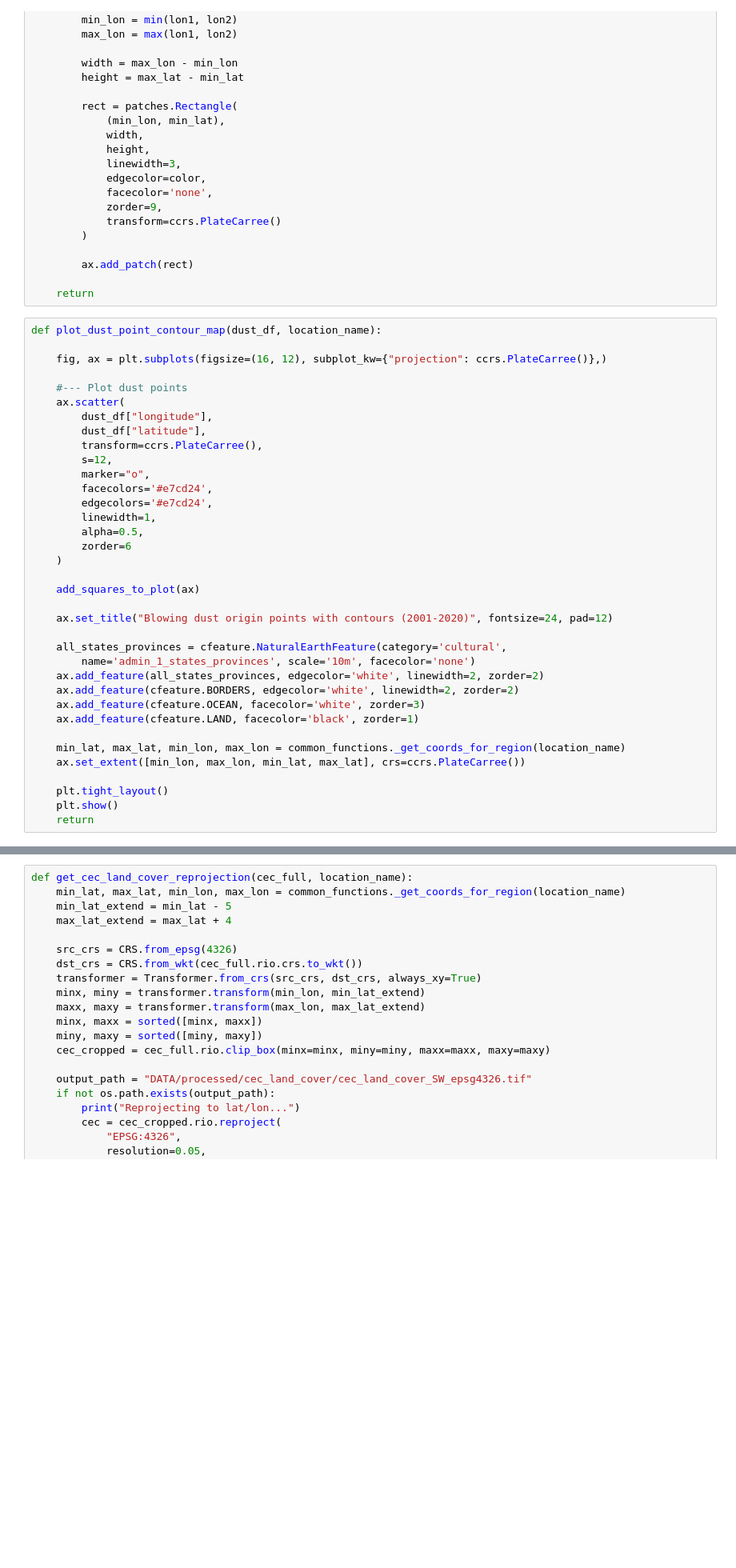
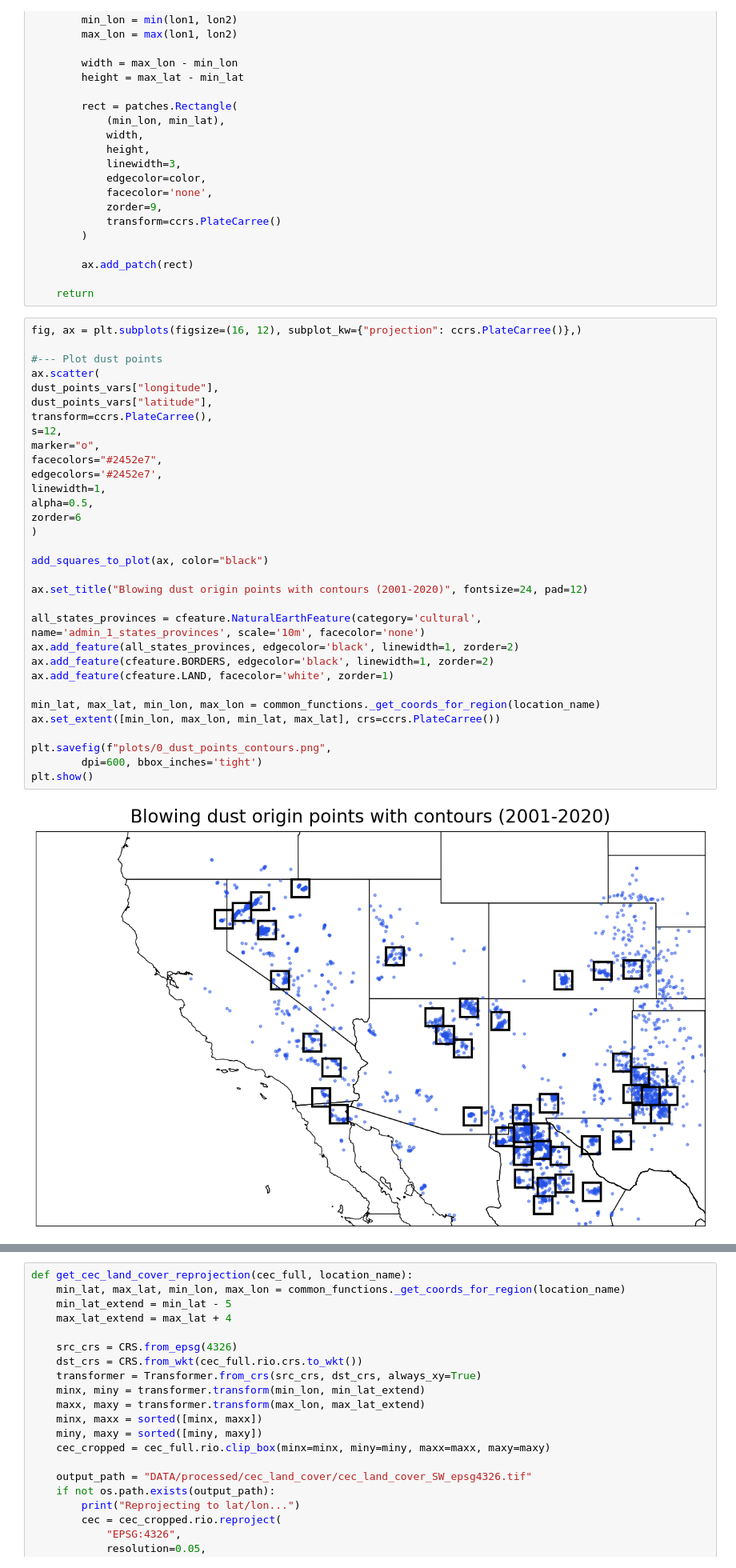
Before and after one commit to jesseturner/WLDAS_Analysis, a Jupyter notebook: ANALYSIS_map_figures.ipynb, the cells around one changed output, grey strips where cells are left out. Shown at 80% size. Cells and saved outputs as stored; diff of their text form; blank space fills up the shorter version.

```diff
--- a/ANALYSIS_map_figures.ipynb
+++ b/ANALYSIS_map_figures.ipynb
@@ -92,38 +92,37 @@ def add_squares_to_plot(ax, color="white"):
 
     return
 # %%
-def plot_dust_point_contour_map(dust_df, location_name):
+fig, ax = plt.subplots(figsize=(16, 12), subplot_kw={"projection": ccrs.PlateCarree()},)
 
-    fig, ax = plt.subplots(figsize=(16, 12), subplot_kw={"projection": ccrs.PlateCarree()},)
+#--- Plot dust points
+ax.scatter(
+dust_points_vars["longitude"],
+dust_points_vars["latitude"],
+transform=ccrs.PlateCarree(),
+s=12,
+marker="o",
+facecolors="#2452e7",
+edgecolors='#2452e7',
+linewidth=1,
+alpha=0.5,
+zorder=6
+)
 
-    #--- Plot dust points
-    ax.scatter(
-        dust_df["longitude"],
-        dust_df["latitude"],
-        transform=ccrs.PlateCarree(),
-        s=12,
-        marker="o",
-        facecolors='#e7cd24',
-        edgecolors='#e7cd24',
-        linewidth=1,
-        alpha=0.5,
-        zorder=6
-    )
+add_squares_to_plot(ax, color="black")
 
-    add_squares_to_plot(ax)
+ax.set_title("Blowing dust origin points with contours (2001-2020)", fontsize=24, pad=12)
 
-    ax.set_title("Blowing dust origin points with contours (2001-2020)", fontsize=24, pad=12)
+all_states_provinces = cfeature.NaturalEarthFeature(category='cultural',
+name='admin_1_states_provinces', scale='10m', facecolor='none')
+ax.add_feature(all_states_provinces, edgecolor='black', linewidth=1, zorder=2)
+ax.add_feature(cfeature.BORDERS, edgecolor='black', linewidth=1, zorder=2)
+ax.add_feature(cfeature.LAND, facecolor='white', zorder=1)
 
-    all_states_provinces = cfeature.NaturalEarthFeature(category='cultural',
-        name='admin_1_states_provinces', scale='10m', facecolor='none')
-    ax.add_feature(all_states_provinces, edgecolor='white', linewidth=2, zorder=2)
-    ax.add_feature(cfeature.BORDERS, edgecolor='white', linewidth=2, zorder=2)
-    ax.add_feature(cfeature.OCEAN, facecolor='white', zorder=3)
-    ax.add_feature(cfeature.LAND, facecolor='black', zorder=1)
+min_lat, max_lat, min_lon, max_lon = common_functions._get_coords_for_region(location_name)
+ax.set_extent([min_lon, max_lon, min_lat, max_lat], crs=ccrs.PlateCarree())
 
-    min_lat, max_lat, min_lon, max_lon = common_functions._get_coords_for_region(location_name)
-    ax.set_extent([min_lon, max_lon, min_lat, max_lat], crs=ccrs.PlateCarree())
-
-    plt.tight_layout()
-    plt.show()
-    return
+plt.savefig(f"plots/0_dust_points_contours.png",
+        dpi=600, bbox_inches='tight')
+plt.show()
+# %% [output]
+[figure, added]
```
Also changed, not shown: parts of 14 cells of this notebook.
